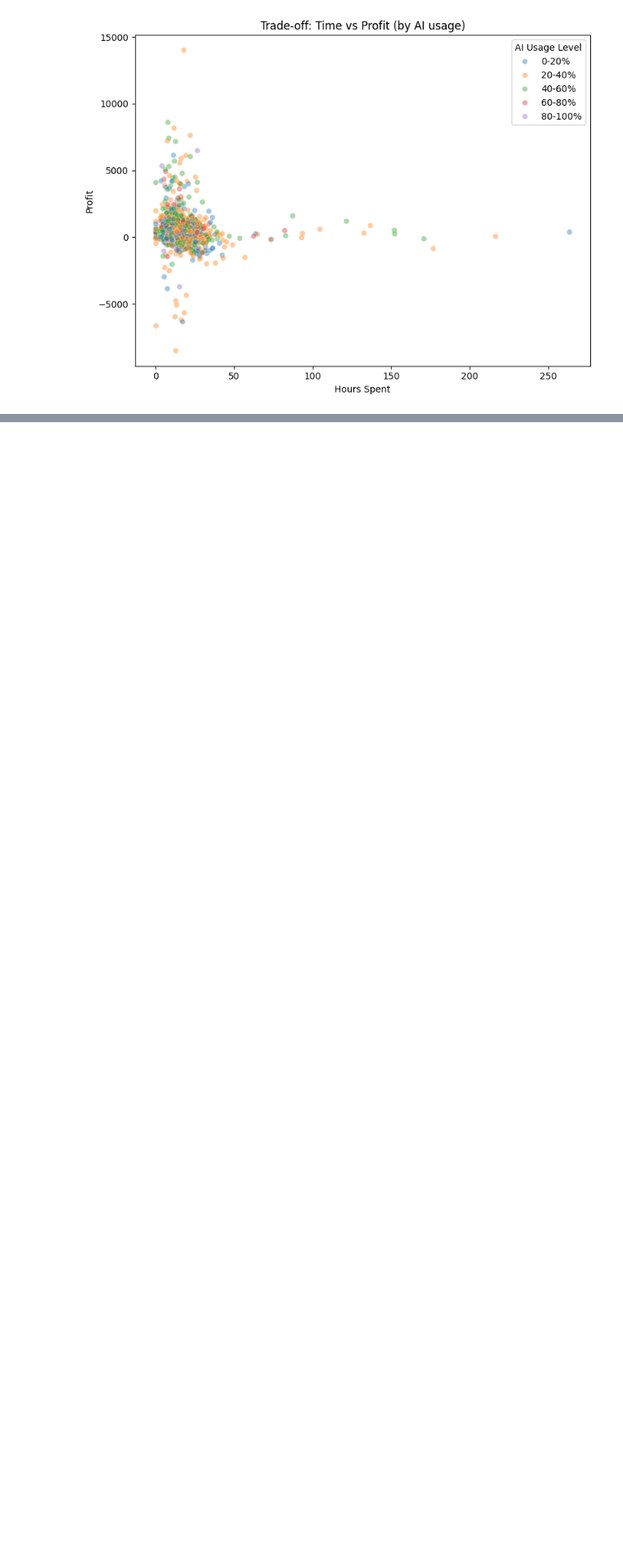
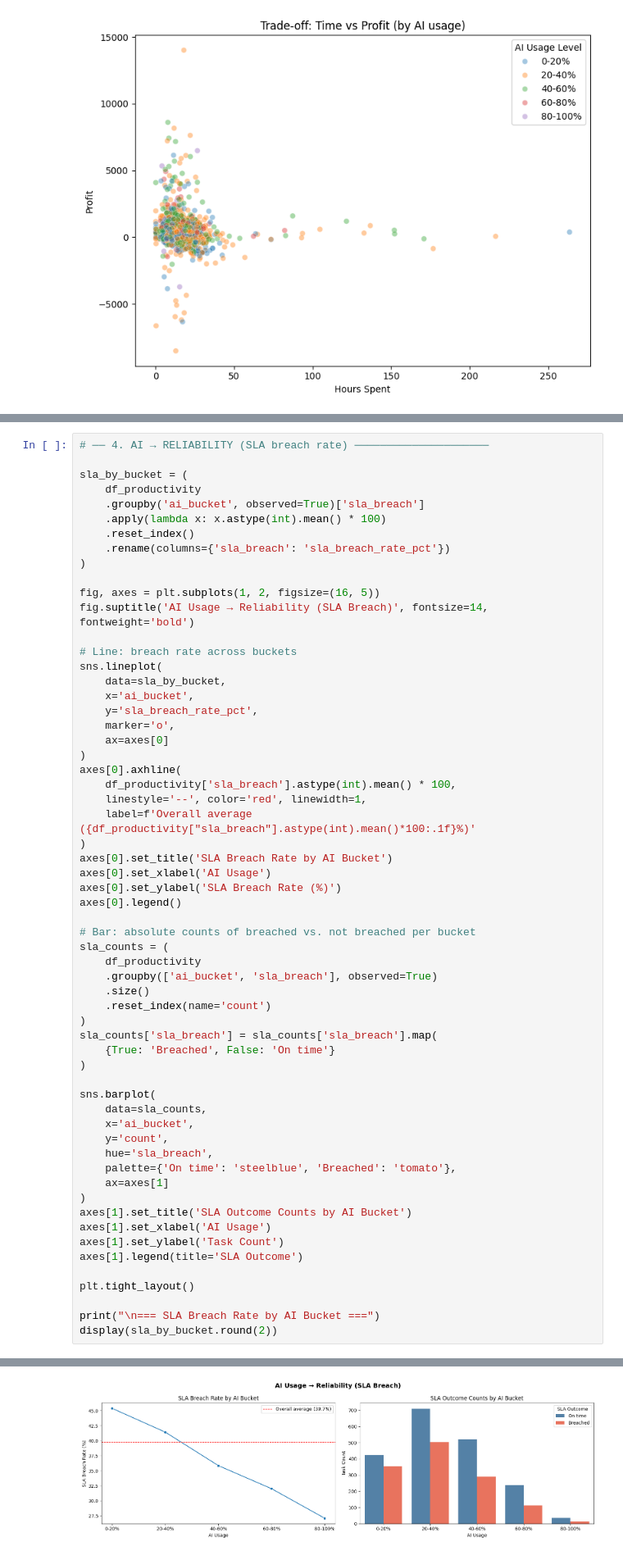
Before and after one commit to andreamammano89-maker/ML_Project_SEA_815441, a Jupyter notebook: main.ipynb, the cells around one changed output, grey strips where cells are left out. Shown at 82% size. Saved outputs shown, nothing was run; the diff lists cells and outputs as text; blank space fills up the shorter version.

```diff
--- a/main.ipynb
+++ b/main.ipynb
@@ -1394,0 +1401,61 @@ plt.tight_layout()
+# %%
+# ── 4. AI → RELIABILITY (SLA breach rate) ─────────────────────
+
+sla_by_bucket = (
+    df_productivity
+    .groupby('ai_bucket', observed=True)['sla_breach']
+    .apply(lambda x: x.astype(int).mean() * 100)
+    .reset_index()
+    .rename(columns={'sla_breach': 'sla_breach_rate_pct'})
+)
+
+fig, axes = plt.subplots(1, 2, figsize=(16, 5))
+fig.suptitle('AI Usage → Reliability (SLA Breach)', fontsize=14, fontweight='bold')
+
+# Line: breach rate across buckets
+sns.lineplot(
+    data=sla_by_bucket,
+    x='ai_bucket',
+    y='sla_breach_rate_pct',
+    marker='o',
+    ax=axes[0]
+)
+axes[0].axhline(
+    df_productivity['sla_breach'].astype(int).mean() * 100,
+    linestyle='--', color='red', linewidth=1,
+    label=f'Overall average ({df_productivity["sla_breach"].astype(int).mean()*100:.1f}%)'
+)
+axes[0].set_title('SLA Breach Rate by AI Bucket')
+axes[0].set_xlabel('AI Usage')
+axes[0].set_ylabel('SLA Breach Rate (%)')
+axes[0].legend()
+
+# Bar: absolute counts of breached vs. not breached per bucket
+sla_counts = (
+    df_productivity
+    .groupby(['ai_bucket', 'sla_breach'], observed=True)
+    .size()
+    .reset_index(name='count')
+)
+sla_counts['sla_breach'] = sla_counts['sla_breach'].map(
+    {True: 'Breached', False: 'On time'}
+)
+
+sns.barplot(
+    data=sla_counts,
+    x='ai_bucket',
+    y='count',
+    hue='sla_breach',
+    palette={'On time': 'steelblue', 'Breached': 'tomato'},
+    ax=axes[1]
+)
+axes[1].set_title('SLA Outcome Counts by AI Bucket')
+axes[1].set_xlabel('AI Usage')
+axes[1].set_ylabel('Task Count')
+axes[1].legend(title='SLA Outcome')
+
+plt.tight_layout()
+
+print("\n=== SLA Breach Rate by AI Bucket ===")
+display(sla_by_bucket.round(2))
+# %% [output]
@@ -1395,3 +1469,4 @@ plt.tight_layout()
+[figure, added]
 # %% [markdown]
 # Threshold Detection
 # %% [markdown]
```
Also changed, not shown: parts of 10 cells of this notebook.
